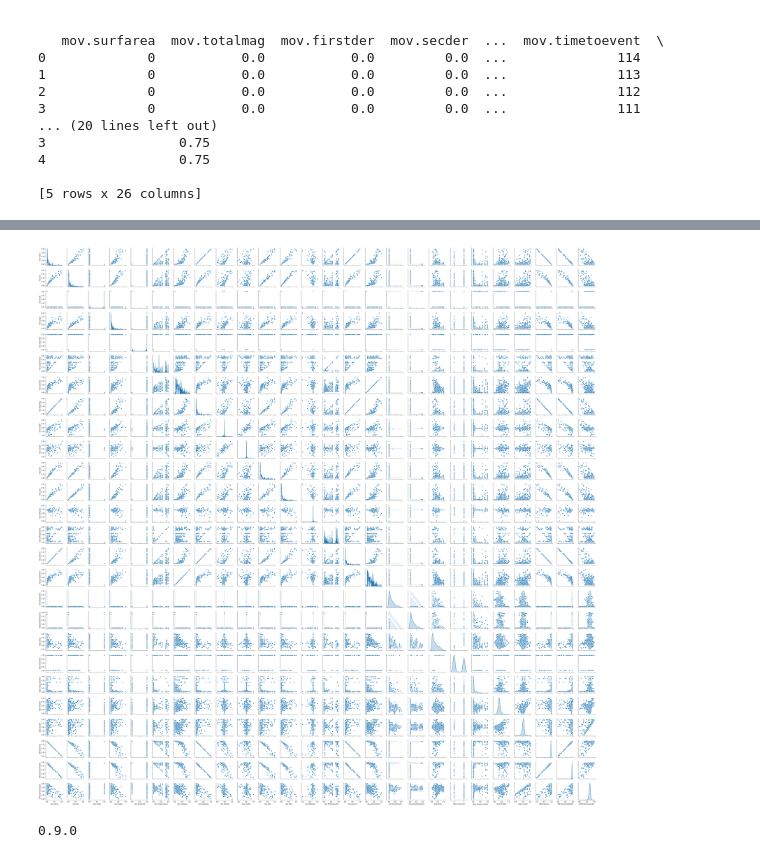
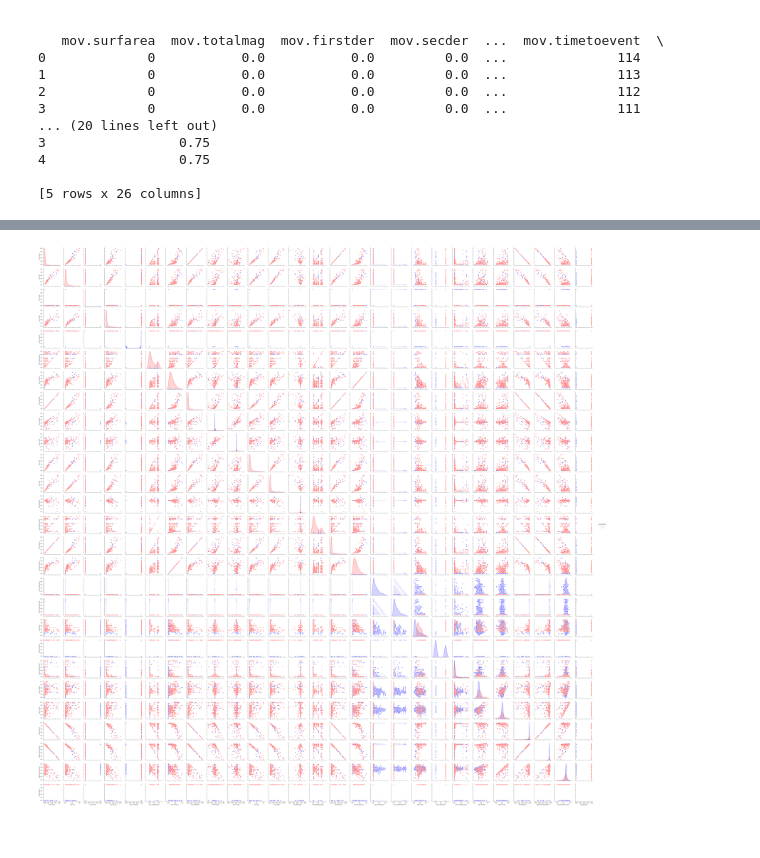
Before and after one commit to brmullen/SIP2019, a Jupyter notebook: Emma/Exploration of Data.ipynb, the cells around one changed output, grey strips where cells are left out. Saved outputs shown, nothing was run; the diff lists cells and outputs as text; code cells hidden in the pictures.

```diff
--- a/Emma/Exploration of Data.ipynb
+++ b/Emma/Exploration of Data.ipynb
@@ -102,11 +47,0 @@ KeyError: 'move_event_or_rest'
-# %%
-%matplotlib inline
-
-col_list = list(data)
-
-#puts the paramter on a scale of 0 to 1
-
-datacopy = data.copy()
-datacopy -= datacopy.min()
-datacopy /= datacopy.max()
-data = datacopy.fillna(value=0)
@@ -113,12 +139,10 @@ data = datacopy.fillna(value=0)
 # %%
 # Both temporal and spatial metrics visualize
 sns.pairplot(data,
-             diag_kind="kde", height = 2)
+             diag_kind="kde",
+             markers=["o", "o"],
+             hue_order = [0, 1], hue='classification', palette = 'seismic')
 plt.savefig('/Users/emmadionne/Documents/metrics_pairplot.png')
 #plt.show()
 # %% [output]
-[figure, old version]
+[figure, new version]
-# %%
-print(sns.__version__)
-# %% [output]
-0.9.0
```
Also changed, not shown: parts of 13 cells of this notebook, 2 other files.
